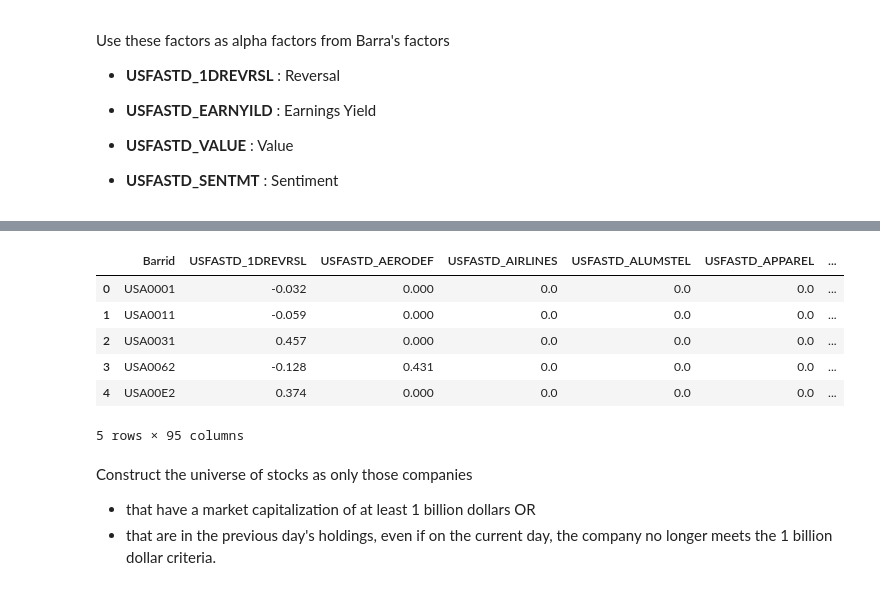
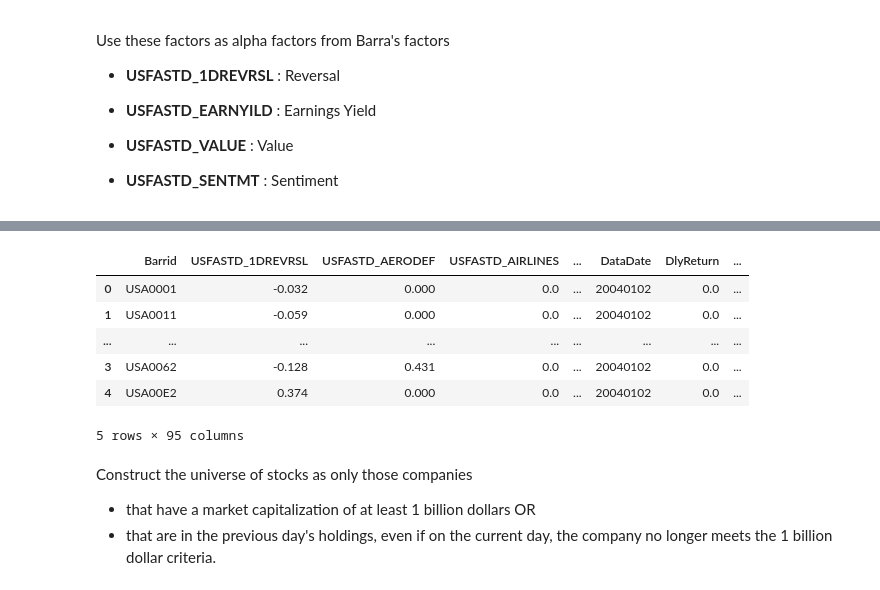
Before and after one commit to yukit-k/ai-alpha, a Jupyter notebook: Backtest Base.ipynb, the cells around one changed output, grey strips where cells are left out. Drawn from its saved outputs; the diff is of its cells as text; code cells hidden in the pictures.

```diff
--- a/Backtest Base.ipynb
+++ b/Backtest Base.ipynb
@@ -225,12 +234,13 @@ The negative impact of the continuous trade executions on the return date [T+2]
 # %%
 # Create a frame with two days delay
 frames ={}
-dlyreturn_n_days_delay = 2
+n_days_delay = 2
 
-for (data_keys, return_keys) in zip(sorted(list(data.keys())), sorted(list(daily_return.keys()))[dlyreturn_n_days_delay:]):
+for (data_keys, return_keys) in zip(sorted(list(data.keys())), sorted(list(daily_return.keys()))[n_days_delay:]):
     frames[return_keys] = data[data_keys].merge(daily_return[return_keys])
+    n_rows = frames[return_keys].shape[0]
+    frames[return_keys]['DlyReturnDate'] = pd.Series([return_keys]*n_rows)
 
 print(return_keys)
-frames[return_keys]
 # %% [output]
 20050104
@@ -255,7 +246,0 @@ frames[return_keys]
-# %%
-for return_keys in sorted(list(frames.keys())):
-    n_rows = frames[return_keys].shape[0]
-    frames[return_keys]['DlyReturnDate'] = pd.Series([return_keys]*n_rows)
-
-print(return_keys)
-frames[return_keys].head()
@@ -270,0 +247,3 @@ frames[return_keys].head()
+# %%
+pd.set_option('display.max_rows', 4)
+frames['20041230']
@@ -349,7 +327,8 @@ USFASTD_WIRELESS   -0.015925
 Length: 81, dtype: float64
 # %%
-my_dates = sorted(list(map(lambda date: pd.to_datetime(date, format='%Y%m%d'), frames.keys())))
-my_dates
+# Backtest date list in Timestamp format
+test_dates = sorted(list(map(lambda date: pd.to_datetime(date, format='%Y%m%d'), frames.keys())))
+test_dates
 # %% [output]
 [Timestamp('2004-01-06 00:00:00'),
  Timestamp('2004-01-07 00:00:00'),
@@ -404,26 +383,26 @@ To register the converters:
 # %%
 def clean_nas(df):
     numeric_columns = df.select_dtypes(include=[np.number]).columns.tolist()
 
     for numeric_column in numeric_columns:
         df[numeric_column] = np.nan_to_num(df[numeric_column])
 
     return df
 
 previous_holdings = pd.DataFrame(data = {"Barrid" : ["USA02P1"], "h.opt.previous" : np.array(0)})
-df = frames[my_dates[0].strftime('%Y%m%d')]
+df = frames[test_dates[0].strftime('%Y%m%d')]
 
 df = df.merge(previous_holdings, how = 'left', on = 'Barrid')
 df = clean_nas(df)
 df.loc[df['SpecRisk'] == 0]['SpecRisk'] = median(df['SpecRisk'])
 df.head()
 # %% [output]
-|  | Barrid | USFASTD_1DREVRSL | USFASTD_AERODEF | USFASTD_AIRLINES | USFASTD_ALUMSTEL | USFASTD_APPAREL | ... |
-| 0 | USA0001 | -0.032 | 0.000 | 0.0 | 0.0 | 0.0 | ... |
-| 1 | USA0011 | -0.059 | 0.000 | 0.0 | 0.0 | 0.0 | ... |
-| 2 | USA0031 | 0.457 | 0.000 | 0.0 | 0.0 | 0.0 | ... |
-| 3 | USA0062 | -0.128 | 0.431 | 0.0 | 0.0 | 0.0 | ... |
-| 4 | USA00E2 | 0.374 | 0.000 | 0.0 | 0.0 | 0.0 | ... |
+|  | Barrid | USFASTD_1DREVRSL | USFASTD_AERODEF | USFASTD_AIRLINES | ... | DataDate | DlyReturn | ... |
+| 0 | USA0001 | -0.032 | 0.000 | 0.0 | ... | 20040102 | 0.0 | ... |
+| 1 | USA0011 | -0.059 | 0.000 | 0.0 | ... | 20040102 | 0.0 | ... |
+| ... | ... | ... | ... | ... | ... | ... | ... | ... |
+| 3 | USA0062 | -0.128 | 0.431 | 0.0 | ... | 20040102 | 0.0 | ... |
+| 4 | USA00E2 | 0.374 | 0.000 | 0.0 | ... | 20040102 | 0.0 | ... |
 5 rows × 95 columns
 # %% [markdown]
 Construct the universe of stocks as only those companies
```
Also changed, not shown: parts of 33 cells of this notebook.
